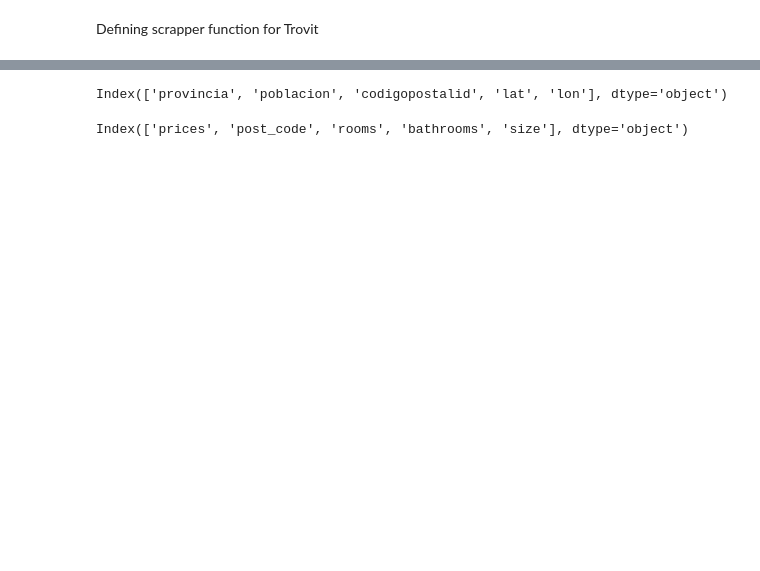
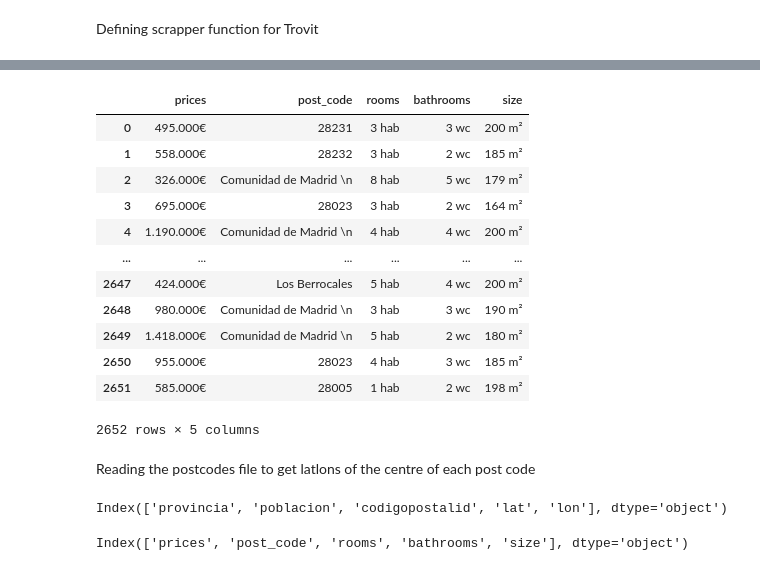
Before and after one commit to palvgoya/house_investment_finder, a Jupyter notebook: house_invest_finder.ipynb, the cells around one changed output, grey strips where cells are left out. Drawn from its saved outputs; the diff is of its cells as text; code cells hidden in the pictures; blank space fills up the shorter version.

```diff
--- a/house_invest_finder.ipynb
+++ b/house_invest_finder.ipynb
@@ -47,6 +37,8 @@ Defining scrapper function for Trovit
 #Scrapping the Trovit website with multiple for loops
 
 def trvt_scrapper(min_size,max_size,pages):
+
+    #driver.get('https://casas.trovit.es/')
 
     #Cleaning lists:
 
@@ -67,10 +59,10 @@ def trvt_scrapper(min_size,max_size,pages):
         url1='https://casas.trovit.es/index.php/cod.search_homes/type.1/what_d.madrid/origin.2/price_min.100000/rooms_min.1/photo.1/area_min.'
         url2='/area_max.'
         url3='/bathrooms_min.1/order_by.relevance/region.Madrid/resultsPerPage.25/isUserSearch.1/page.'
-        driver.get(url+str(min_size)+url2+str(max_size)+url3+str(u))
+        driver.get(url1+str(min_size)+url2+str(max_size)+url3+str(u))
 
     #This is just to avoid robot blocking your IP
-        time.sleep(randint(1,5))
+        time.sleep(randint(1,6))
 
     #This loop scrolls down automatically to replicate users browsing behaviour
 
@@ -102,7 +94,7 @@ def trvt_scrapper(min_size,max_size,pages):
                 list_locations.append(title3)
 
             ActionChains(driver).key_down(Keys.PAGE_DOWN).key_up(Keys.PAGE_DOWN).perform()
-            time.sleep(randint(1,10)/10)
+            time.sleep(randint(1,15)/10)
 
     #Put all the data together, one page per loop, to pass it to the next step and build the dataset
 
@@ -140,0 +167,2 @@ df_mad_over100k=pd.concat([df_mad_40_60,df_mad_60_80,df_mad_80_100])
+# %%
+df_mad_160_200=trvt_scrapper(160,200,100)
@@ -140,0 +201,16 @@ df_mad_over100k=pd.concat([df_mad_40_60,df_mad_60_80,df_mad_80_100])
+# %%
+df_mad_160_200
+# %% [output]
+|  | prices | post_code | rooms | bathrooms | size |
+| 0 | 495.000€ | 28231 | 3 hab | 3 wc | 200 m² |
+| 1 | 558.000€ | 28232 | 3 hab | 2 wc | 185 m² |
+| 2 | 326.000€ | Comunidad de Madrid \n | 8 hab | 5 wc | 179 m² |
+| 3 | 695.000€ | 28023 | 3 hab | 2 wc | 164 m² |
+| 4 | 1.190.000€ | Comunidad de Madrid \n | 4 hab | 4 wc | 200 m² |
+| ... | ... | ... | ... | ... | ... |
+| 2647 | 424.000€ | Los Berrocales | 5 hab | 4 wc | 200 m² |
+| 2648 | 980.000€ | Comunidad de Madrid \n | 3 hab | 3 wc | 190 m² |
+| 2649 | 1.418.000€ | Comunidad de Madrid \n | 5 hab | 2 wc | 180 m² |
+| 2650 | 955.000€ | 28023 | 4 hab | 3 wc | 185 m² |
+| 2651 | 585.000€ | 28005 | 1 hab | 2 wc | 198 m² |
+2652 rows × 5 columns
@@ -141 +241,3 @@ df_mad_over100k=pd.concat([df_mad_40_60,df_mad_60_80,df_mad_80_100])
+# %% [markdown]
+Reading the postcodes file to get latlons of the centre of each post code
 # %%
```
Also changed, not shown: parts of 46 cells of this notebook.
